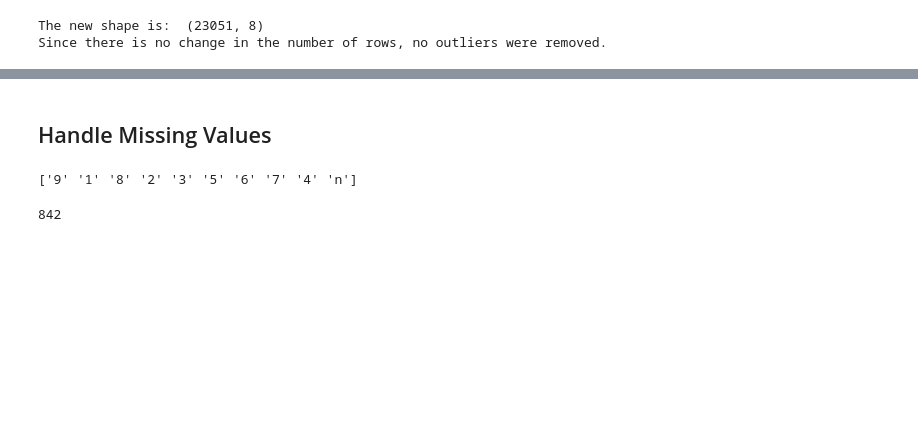
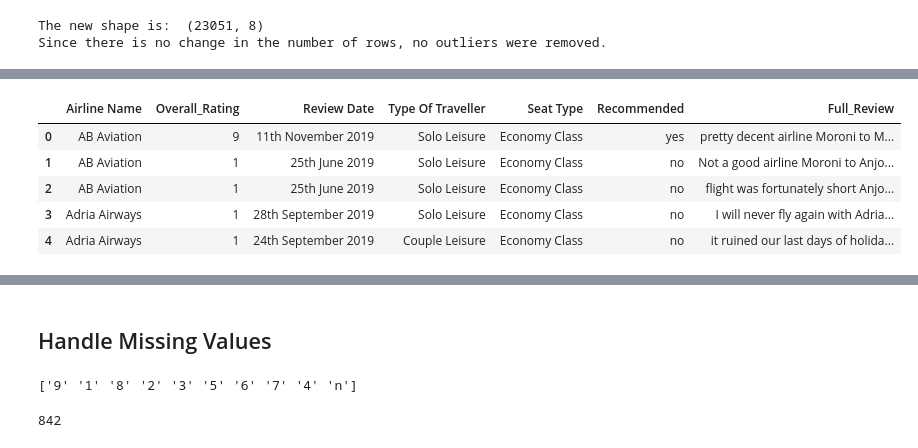
Before and after one commit to hyinki/mla, a Jupyter notebook: project.ipynb, the cells around one changed output, grey strips where cells are left out. Drawn from its saved outputs; the diff is of its cells as text; code cells hidden in the pictures; blank space fills up the shorter version.

```diff
--- a/project.ipynb
+++ b/project.ipynb
@@ -249,0 +276,25 @@ Since there is no change in the number of rows, no outliers were removed.
+# %%
+# 1) Fill NaN values in 'Review_Title' with an empty string
+data['Review_Title'] = data['Review_Title'].fillna('')
+
+# 2) Strip starting and ending `"` double inverted commas from 'Review_Title'
+data['Review_Title'] = data['Review_Title'].str.strip('"')
+
+# 3) Combine 'Review_Title' and 'Review' into 'Full_Review'
+data['Full_Review'] = data['Review_Title'] + " " + data['Review']
+
+# 4) Strip any leading/trailing whitespace
+data['Full_Review'] = data['Full_Review'].str.strip()
+
+# 5) Drop `Review_Title` and `Review` columns
+data = data.drop(columns = ['Review_Title', 'Review'])
+
+# Check if the 'Full_Review' column was added correctly and whether 'Review_Title' and 'Review' columns has been dropped
+data.head()
+# %% [output]
+|  | Airline Name | Overall_Rating | Review Date | Type Of Traveller | Seat Type | Recommended | Full_Review |
+| 0 | AB Aviation | 9 | 11th November 2019 | Solo Leisure | Economy Class | yes | pretty decent airline Moroni to M... |
+| 1 | AB Aviation | 1 | 25th June 2019 | Solo Leisure | Economy Class | no | Not a good airline Moroni to Anjo... |
+| 2 | AB Aviation | 1 | 25th June 2019 | Solo Leisure | Economy Class | no | flight was fortunately short Anjo... |
+| 3 | Adria Airways | 1 | 28th September 2019 | Solo Leisure | Economy Class | no | I will never fly again with Adria... |
+| 4 | Adria Airways | 1 | 24th September 2019 | Couple Leisure | Economy Class | no | it ruined our last days of holida... |
```
Also changed, not shown: parts of 11 cells of this notebook.
